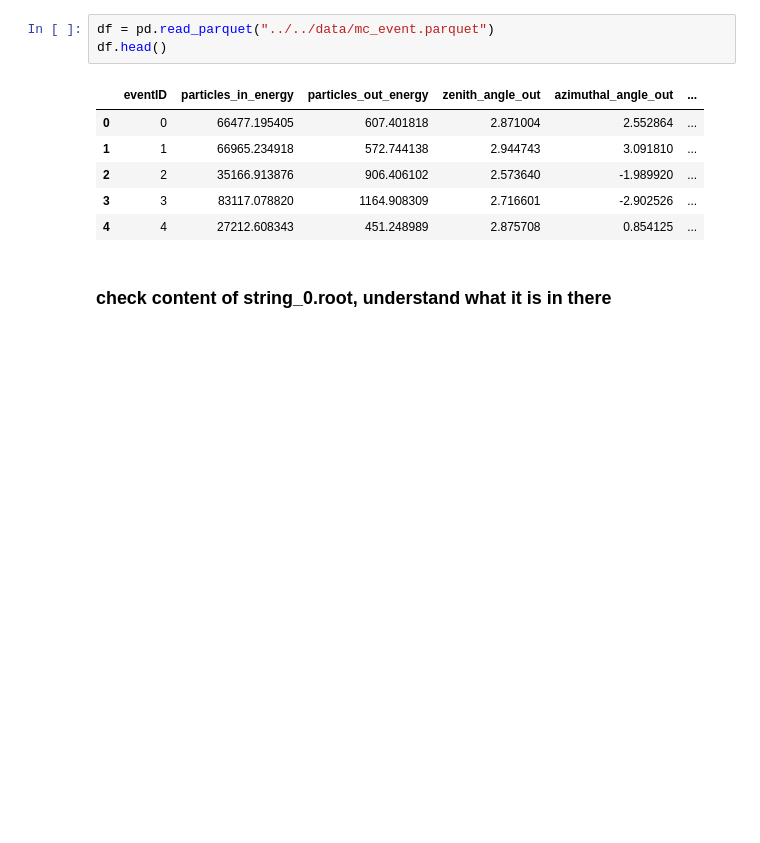
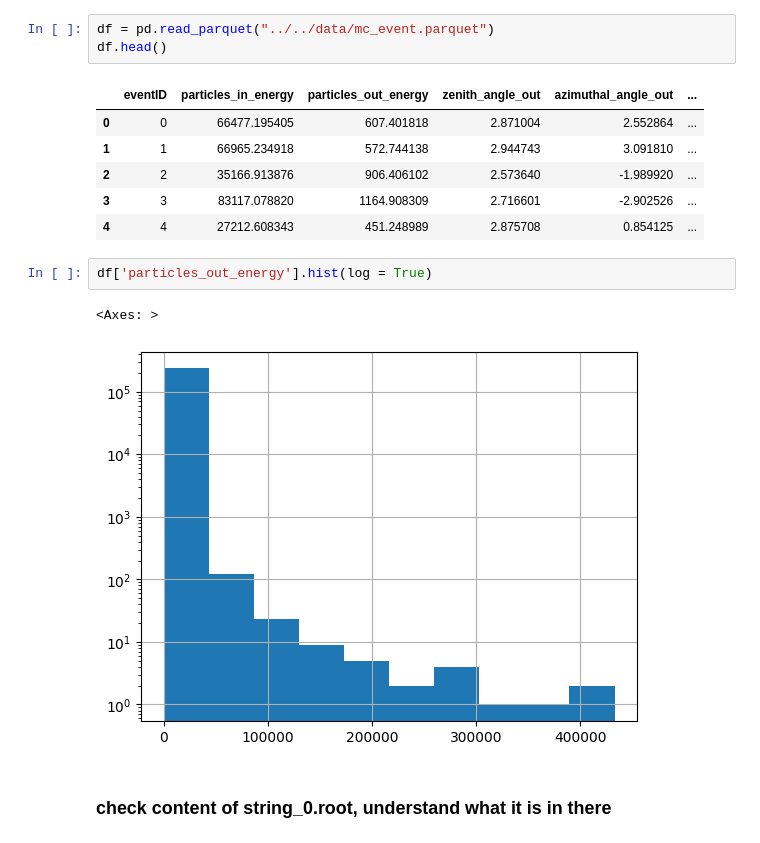
Before and after one commit to wlhwl/siMu_atm, a Jupyter notebook: detector_sim/ana_string/reco_one_string/scripts/notebooks/inspect_data.ipynb, the cells around one changed output. Saved outputs shown, nothing was run; the diff lists cells and outputs as text; blank space fills up the shorter version.

```diff
--- a/detector_sim/ana_string/reco_one_string/scripts/notebooks/inspect_data.ipynb
+++ b/detector_sim/ana_string/reco_one_string/scripts/notebooks/inspect_data.ipynb
@@ -12,6 +12,11 @@ df.head()
 | 2 | 2 | 35166.913876 | 906.406102 | 2.573640 | -1.989920 | ... |
 | 3 | 3 | 83117.078820 | 1164.908309 | 2.716601 | -2.902526 | ... |
 | 4 | 4 | 27212.608343 | 451.248989 | 2.875708 | 0.854125 | ... |
+# %%
+df['particles_out_energy'].hist(log = True)
+# %% [output]
+<Axes: >
+[figure, added]
 # %% [markdown]
 ### check content of string_0.root, understand what it is in there
 # %%
```
Also changed, not shown: parts of 2 cells of this notebook, 1 other file.
